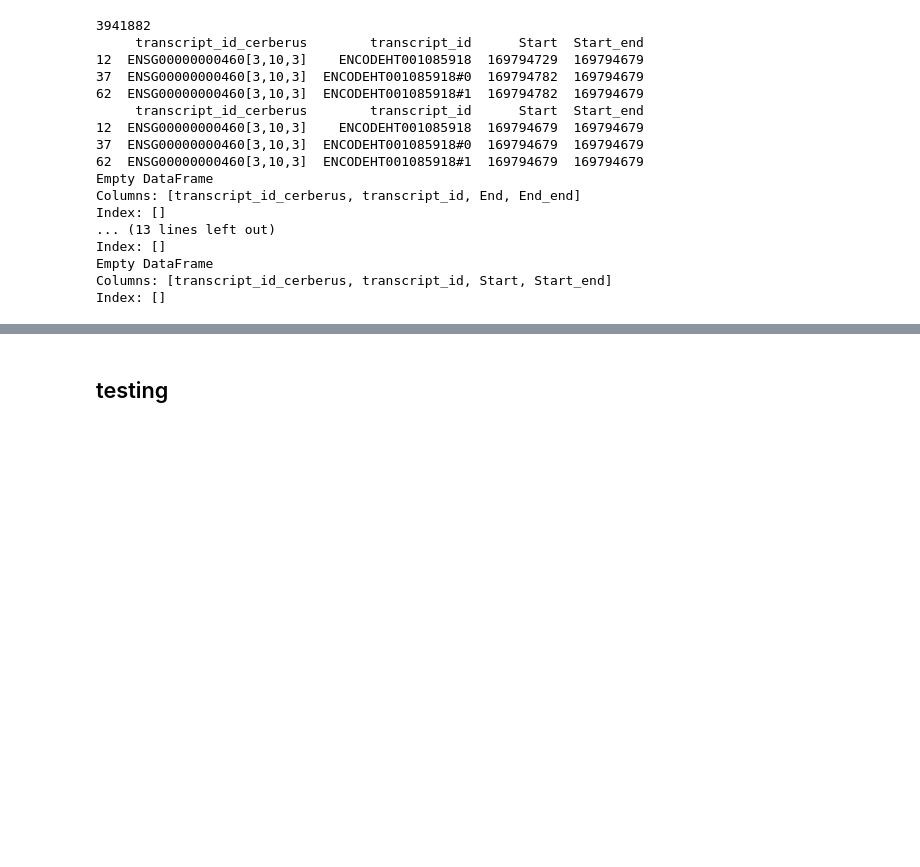
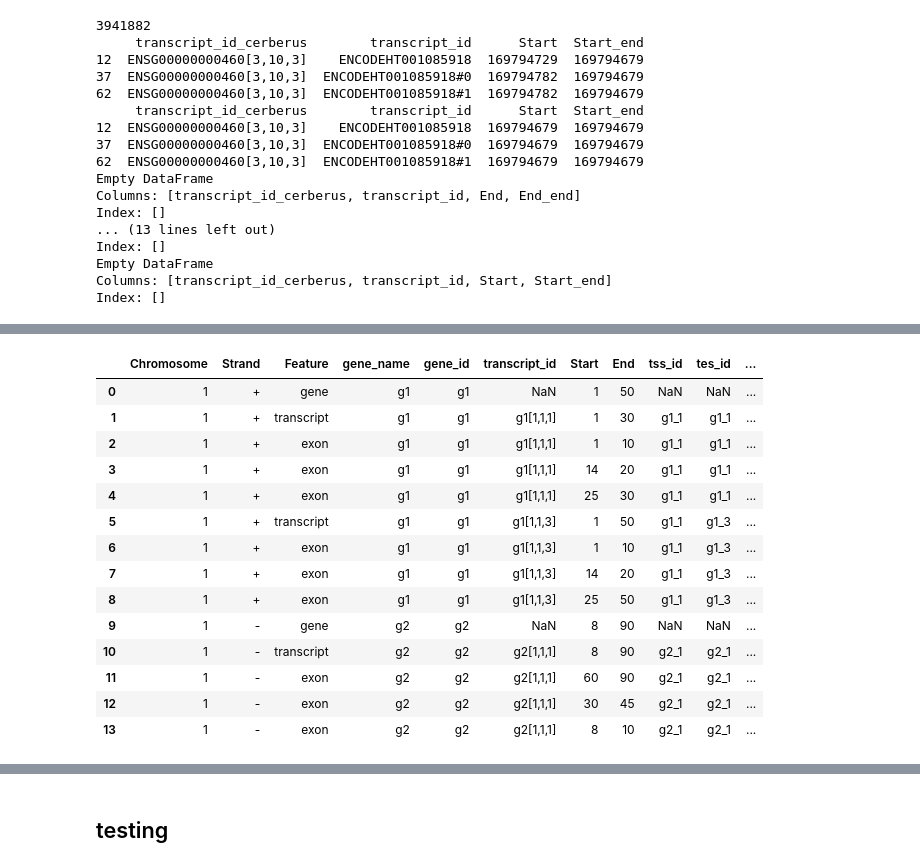
Before and after one commit to mortazavilab/cerberus, a Jupyter notebook: 220412_dev.ipynb, the cells around one changed output, grey strips where cells are left out. Drawn from its saved outputs; the diff is of its cells as text; code cells hidden in the pictures; blank space fills up the shorter version.

Commit message:
implemented and tested aggregating transcripts in gtf

```diff
--- a/220412_dev.ipynb
+++ b/220412_dev.ipynb
@@ -150,9 +150,7 @@ def update_transcript_ends(df, mode, strand):
         inds = temp.groupby('transcript_id').head(1).index.tolist()
         inds += temp.groupby('transcript_id').tail(1).index.tolist()
 
-    print(df.loc[(df.Feature == 'transcript')&(df.transcript_id_cerberus == 'ENSG00000000460[3,10,3]'), ['transcript_id_cerberus', 'transcript_id', old_col, new_col]])
     df.loc[inds, old_col] = df.loc[inds, new_col]
-    print(df.loc[(df.Feature == 'transcript')&(df.transcript_id_cerberus == 'ENSG00000000460[3,10,3]'), ['transcript_id_cerberus', 'transcript_id', old_col, new_col]])
 
     # convert float dtypes
     df.Start = df.Start.astype(int)
@@ -226,15 +224,15 @@ def update_gtf_ends(gtf, tss, tes):
 
     return gtf
 
-def agg_gtf_transcripts(gtf):
+def agg_gtf(df):
     """
     Deduplicate GTF transcripts that have the same triplet id
 
     Parameters:
-        gtf (pandas DataFrame): DF of gtf from `update_ends`
+        df (pandas DataFrame): DF of gtf from `update_ends`
 
     Returns:
-        gtf (pandas DataFrame): DF of gtf with deduplicated
+        df (pandas DataFrame): DF of gtf with deduplicated
             transcript / exon entries based on the triplet id
     """
 
@@ -251,6 +249,7 @@ def agg_gtf_transcripts(gtf):
                  'gene_status', 'gene_type', 'talon_gene',
                  'ic', 'ic_id', 'tss_id', 'tss', 'tes_id', 'tes', 'transcript_id',
                  'transcript_name']
+    gb_cols = list(set(df.columns)&set(gb_cols))
 
     # get collapsed features to add to deduplicated df
     t_df = df.loc[df.Feature == 'transcript'].copy(deep=True)
@@ -476,0 +575,18 @@ t_df.loc[t_df.transcript_id == t_df.transcript_id.unique().tolist()[0], ['transc
+# %%
+test
+# %% [output]
+|  | Chromosome | Strand | Feature | gene_name | gene_id | transcript_id | Start | End | tss_id | tes_id | ... |
+| 0 | 1 | + | gene | g1 | g1 | NaN | 1 | 50 | NaN | NaN | ... |
+| 1 | 1 | + | transcript | g1 | g1 | g1[1,1,1] | 1 | 30 | g1_1 | g1_1 | ... |
+| 2 | 1 | + | exon | g1 | g1 | g1[1,1,1] | 1 | 10 | g1_1 | g1_1 | ... |
+| 3 | 1 | + | exon | g1 | g1 | g1[1,1,1] | 14 | 20 | g1_1 | g1_1 | ... |
+| 4 | 1 | + | exon | g1 | g1 | g1[1,1,1] | 25 | 30 | g1_1 | g1_1 | ... |
+| 5 | 1 | + | transcript | g1 | g1 | g1[1,1,3] | 1 | 50 | g1_1 | g1_3 | ... |
+| 6 | 1 | + | exon | g1 | g1 | g1[1,1,3] | 1 | 10 | g1_1 | g1_3 | ... |
+| 7 | 1 | + | exon | g1 | g1 | g1[1,1,3] | 14 | 20 | g1_1 | g1_3 | ... |
+| 8 | 1 | + | exon | g1 | g1 | g1[1,1,3] | 25 | 50 | g1_1 | g1_3 | ... |
+| 9 | 1 | - | gene | g2 | g2 | NaN | 8 | 90 | NaN | NaN | ... |
+| 10 | 1 | - | transcript | g2 | g2 | g2[1,1,1] | 8 | 90 | g2_1 | g2_1 | ... |
+| 11 | 1 | - | exon | g2 | g2 | g2[1,1,1] | 60 | 90 | g2_1 | g2_1 | ... |
+| 12 | 1 | - | exon | g2 | g2 | g2[1,1,1] | 30 | 45 | g2_1 | g2_1 | ... |
+| 13 | 1 | - | exon | g2 | g2 | g2[1,1,1] | 8 | 10 | g2_1 | g2_1 | ... |
```
Also changed, not shown: parts of 21 cells of this notebook.
